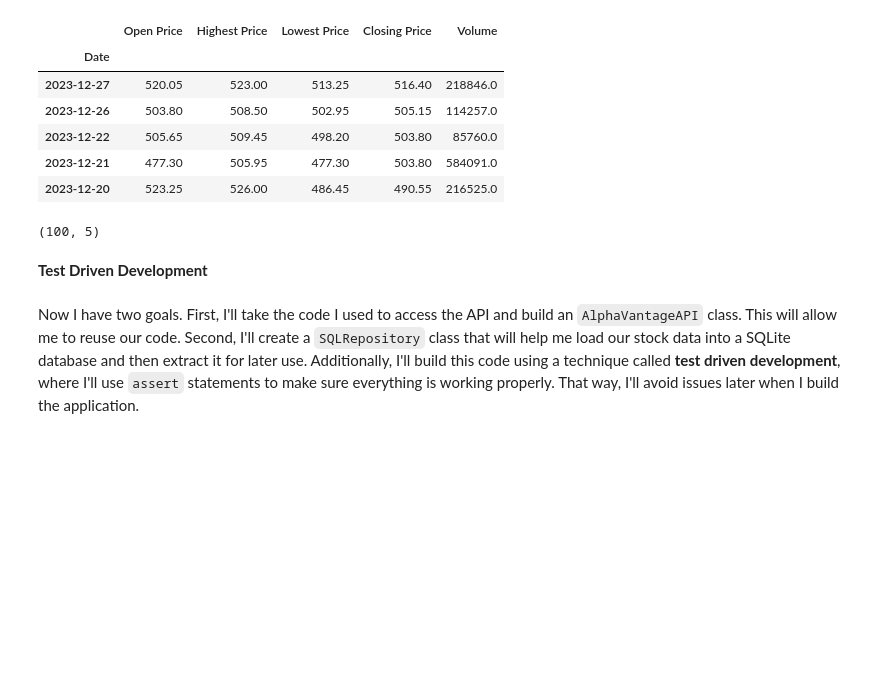
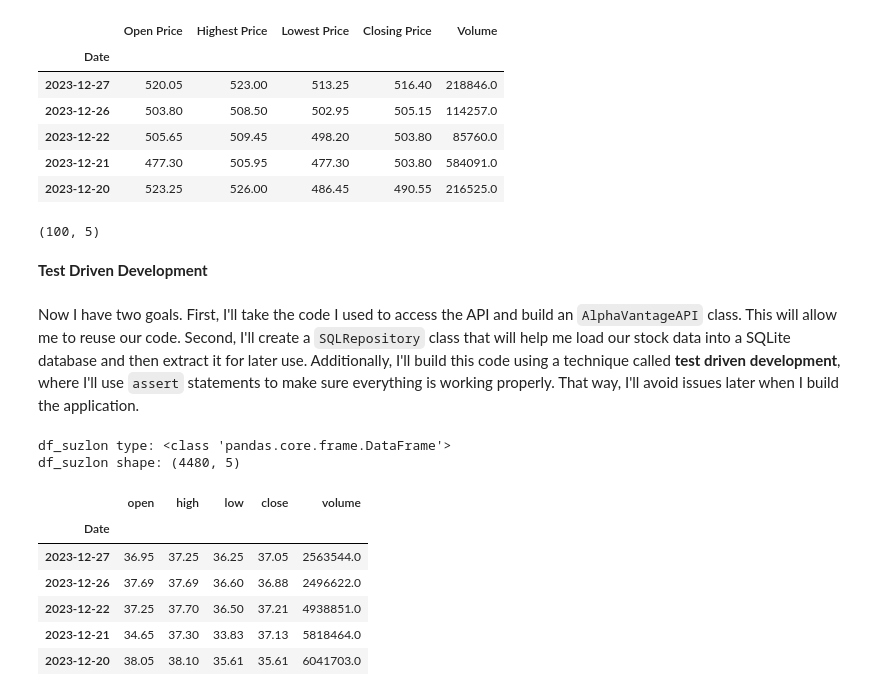
Before and after one commit to OlawoyeTaofeek/StockVolatilityPrediction, a Jupyter notebook: stockvolatility/main.ipynb, the cells around one changed output. Saved outputs shown, nothing was run; the diff lists cells and outputs as text; code cells hidden in the pictures; blank space fills up the shorter version.

```diff
--- a/stockvolatility/main.ipynb
+++ b/stockvolatility/main.ipynb
@@ -282,3 +282,28 @@ df_ambuja.shape
 <font size="+3"><strong> Test Driven Development</strong></font>
 # %% [markdown]
 Now I have two goals. First, I'll take the code I used to access the API and build an `AlphaVantageAPI` class. This will allow me to reuse our code. Second, I'll create a `SQLRepository` class that will help me load our stock data into a SQLite database and then extract it for later use. Additionally, I'll build this code using a technique called **test driven development**, where I'll use `assert` statements to make sure everything is working properly. That way, I'll avoid issues later when I build the application.
+# %%
+# Instantiate the class from data.py
+from data import AlphaVantageAPI
+
+av = AlphaVantageAPI()
+# %%
+# Define Suzlon ticker symbol
+ticker = "SUZLON.BSE"
+
+# Use your `av` object to get daily data
+df_suzlon = av.get_daily(ticker=ticker)
+
+print("df_suzlon type:", type(df_suzlon))
+print("df_suzlon shape:", df_suzlon.shape)
+df_suzlon.head()
+# %% [output]
+df_suzlon type: <class 'pandas.core.frame.DataFrame'>
+df_suzlon shape: (4480, 5)
+|  | open | high | low | close | volume |
+| Date |  |  |  |  |  |
+| 2023-12-27 | 36.95 | 37.25 | 36.25 | 37.05 | 2563544.0 |
+| 2023-12-26 | 37.69 | 37.69 | 36.60 | 36.88 | 2496622.0 |
+| 2023-12-22 | 37.25 | 37.70 | 36.50 | 37.21 | 4938851.0 |
+| 2023-12-21 | 34.65 | 37.30 | 33.83 | 37.13 | 5818464.0 |
+| 2023-12-20 | 38.05 | 38.10 | 35.61 | 35.61 | 6041703.0 |
```
Also changed, not shown: parts of 3 cells of this notebook.
